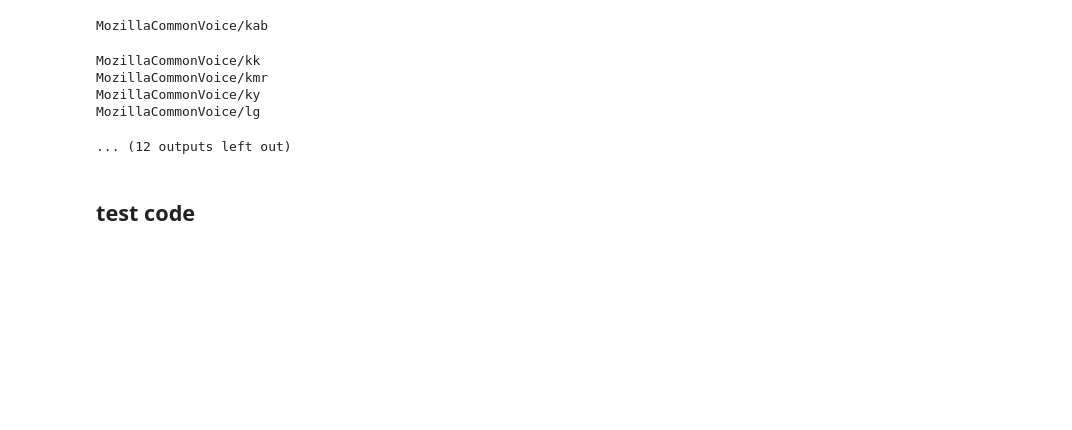
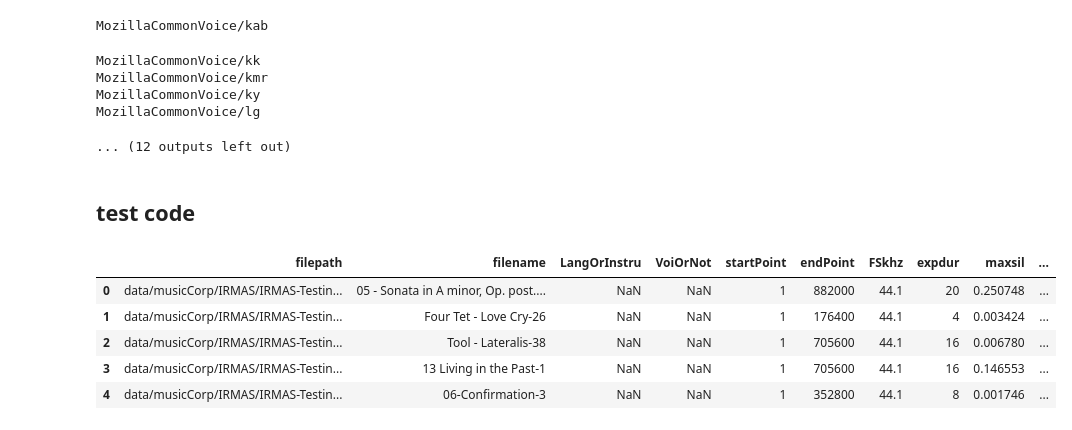
Before and after one commit to curlsloth/MusicSpeech-STM, a Jupyter notebook: build_meta_data.ipynb, the cells around one changed output. Cells and saved outputs as stored; diff of their text form; code cells hidden in the pictures; blank space fills up the shorter version.

Commit message:
add IRMAS

```diff
--- a/build_meta_data.ipynb
+++ b/build_meta_data.ipynb
@@ -289,3 +306,33 @@ MozillaCommonVoice/lg
 ... (12 outputs left out)
 # %% [markdown]
 ## test code ##
+# %%
+corpus = 'IRMAS'
+
+
+corpus_type='music'
+
+
+params_list = glob.glob('STM_output/Survey/'+corpus_type+'_params_'+corpus+'/*')
+df_list = []
+
+# load the data from the mat file
+for params_file in params_list:
+    # print(params_file)
+    data_dict = sio.loadmat(params_file)
+    structure_dict = {field: data_dict['Params'][field][0] for field in data_dict['Params'].dtype.names}
+    df = pd.DataFrame(structure_dict)
+    df.drop(columns=['x_axis','y_axis'], inplace=True)
+    df = df.applymap(lambda x: x[0] if isinstance(x, (list, np.ndarray)) else x)
+    df = df.applymap(lambda x: x[0] if isinstance(x, (list, np.ndarray)) else x)
+    df_list.append(df)
+
+df_all = pd.concat(df_list, ignore_index=True)
+df_all.head()
+# %% [output]
+|  | filepath | filename | LangOrInstru | VoiOrNot | startPoint | endPoint | FSkhz | expdur | maxsil | ... |
+| 0 | data/musicCorp/IRMAS/IRMAS-Testin... | 05 - Sonata in A minor, Op. post.... | NaN | NaN | 1 | 882000 | 44.1 | 20 | 0.250748 | ... |
+| 1 | data/musicCorp/IRMAS/IRMAS-Testin... | Four Tet - Love Cry-26 | NaN | NaN | 1 | 176400 | 44.1 | 4 | 0.003424 | ... |
+| 2 | data/musicCorp/IRMAS/IRMAS-Testin... | Tool - Lateralis-38 | NaN | NaN | 1 | 705600 | 44.1 | 16 | 0.006780 | ... |
+| 3 | data/musicCorp/IRMAS/IRMAS-Testin... | 13 Living in the Past-1 | NaN | NaN | 1 | 705600 | 44.1 | 16 | 0.146553 | ... |
+| 4 | data/musicCorp/IRMAS/IRMAS-Testin... | 06-Confirmation-3 | NaN | NaN | 1 | 352800 | 44.1 | 8 | 0.001746 | ... |
```
Also changed, not shown: parts of 8 cells of this notebook, 1 other file.
